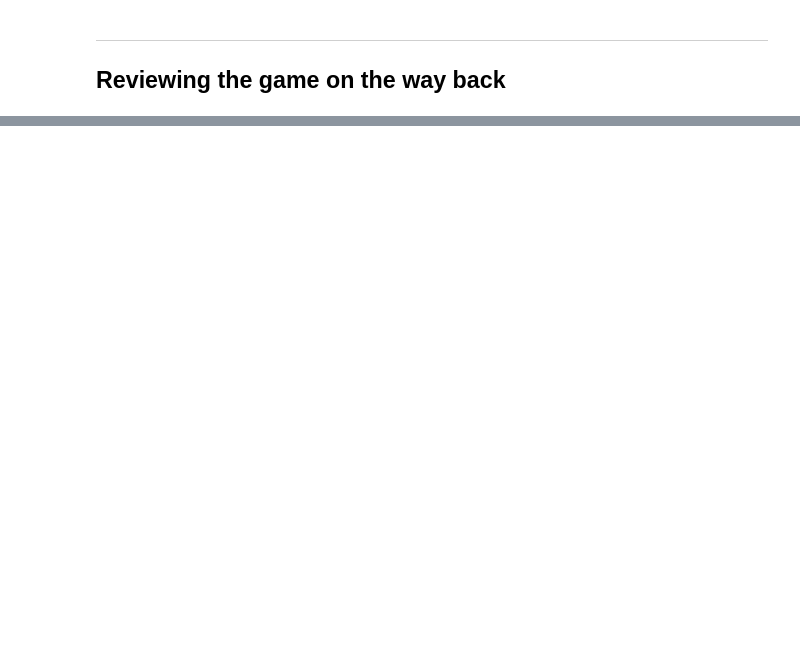
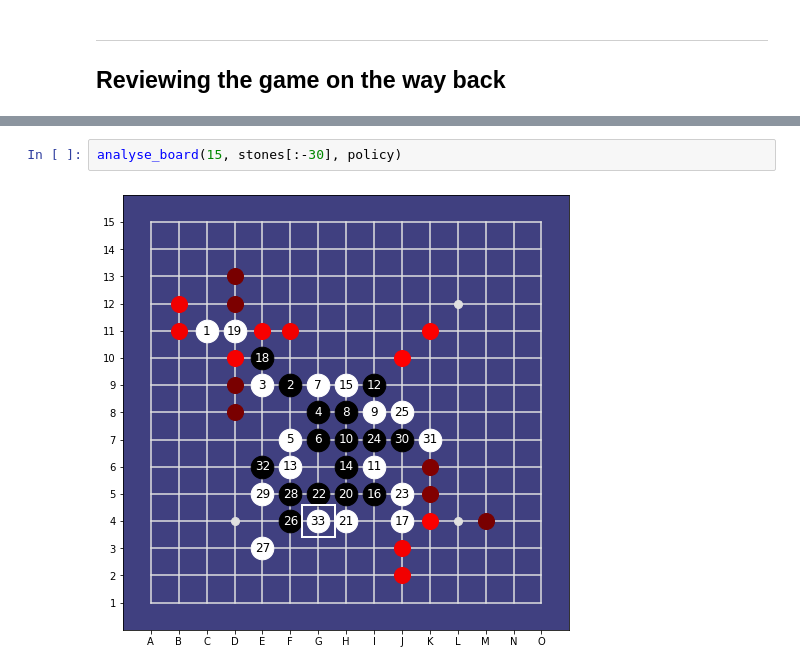
Before and after one commit to Project-Ellie/DeepGomoku, a Jupyter notebook: notebooks/Monte_Carlo_Tree_Search.ipynb, the cells around one changed output, grey strips where cells are left out. Saved outputs shown, nothing was run; the diff lists cells and outputs as text; blank space fills up the shorter version.

```diff
--- a/notebooks/Monte_Carlo_Tree_Search.ipynb
+++ b/notebooks/Monte_Carlo_Tree_Search.ipynb
@@ -133,0 +129,4 @@ analyse_board(15, board.stones[:-20], policy)
+# %%
+analyse_board(15, stones[:-30], policy)
+# %% [output]
+[figure, added]
```
Also changed, not shown: parts of 11 cells of this notebook, 46 other files.
